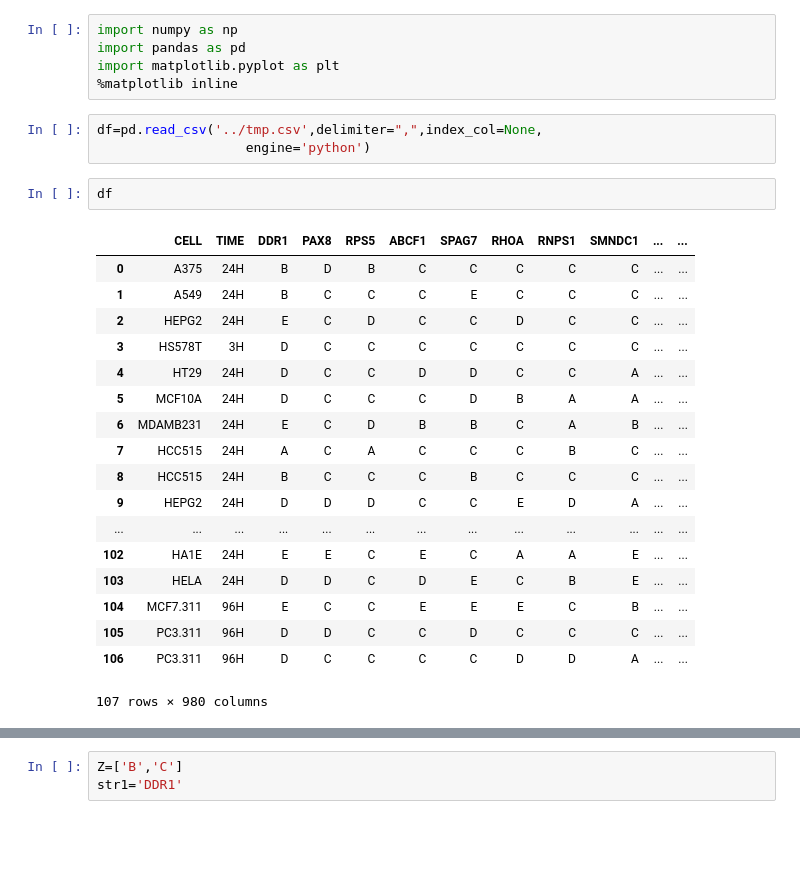
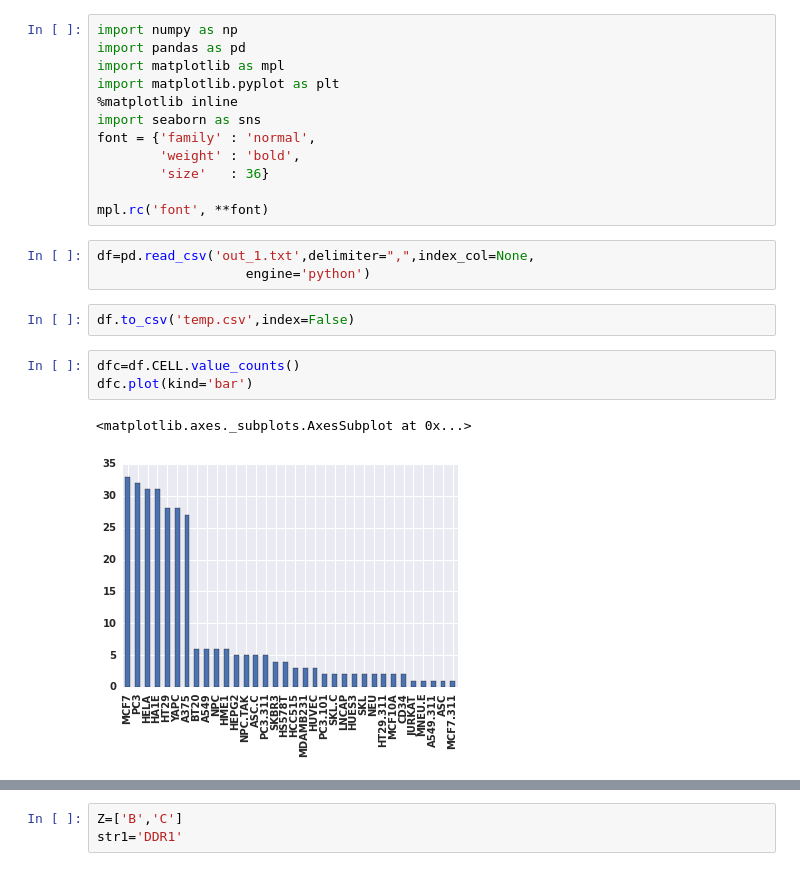
Before and after one commit to zeroknowledgediscovery/mlexpress_, a Jupyter notebook: pycode/ntb/testscript001.ipynb, the cells around one changed output, grey strips where cells are left out. Drawn from its saved outputs; the diff is of its cells as text; blank space fills up the shorter version.

```diff
--- a/pycode/ntb/testscript001.ipynb
+++ b/pycode/ntb/testscript001.ipynb
@@ -1,29 +1,23 @@
 # %%
 import numpy as np
 import pandas as pd
+import matplotlib as mpl
 import matplotlib.pyplot as plt
 %matplotlib inline
+import seaborn as sns
+font = {'family' : 'normal',
+        'weight' : 'bold',
+        'size'   : 36}
+
+mpl.rc('font', **font)
 # %%
-df=pd.read_csv('../tmp.csv',delimiter=",",index_col=None,
+df=pd.read_csv('out_1.txt',delimiter=",",index_col=None,
                    engine='python')
-# %%
-df
-# %% [output]
-|  | CELL | TIME | DDR1 | PAX8 | RPS5 | ABCF1 | SPAG7 | RHOA | RNPS1 | SMNDC1 | ... | ... |
-| 0 | A375 | 24H | B | D | B | C | C | C | C | C | ... | ... |
-| 1 | A549 | 24H | B | C | C | C | E | C | C | C | ... | ... |
-| 2 | HEPG2 | 24H | E | C | D | C | C | D | C | C | ... | ... |
-| 3 | HS578T | 3H | D | C | C | C | C | C | C | C | ... | ... |
-| 4 | HT29 | 24H | D | C | C | D | D | C | C | A | ... | ... |
-| 5 | MCF10A | 24H | D | C | C | C | D | B | A | A | ... | ... |
-| 6 | MDAMB231 | 24H | E | C | D | B | B | C | A | B | ... | ... |
-| 7 | HCC515 | 24H | A | C | A | C | C | C | B | C | ... | ... |
-| 8 | HCC515 | 24H | B | C | C | C | B | C | C | C | ... | ... |
-| 9 | HEPG2 | 24H | D | D | D | C | C | E | D | A | ... | ... |
-| ... | ... | ... | ... | ... | ... | ... | ... | ... | ... | ... | ... | ... |
-| 102 | HA1E | 24H | E | E | C | E | C | A | A | E | ... | ... |
-| 103 | HELA | 24H | D | D | C | D | E | C | B | E | ... | ... |
-| 104 | MCF7.311 | 96H | E | C | C | E | E | E | C | B | ... | ... |
-| 105 | PC3.311 | 96H | D | D | C | C | D | C | C | C | ... | ... |
-| 106 | PC3.311 | 96H | D | C | C | C | C | D | D | A | ... | ... |
-107 rows × 980 columns
+# %%
+df.to_csv('temp.csv',index=False)
+# %%
+dfc=df.CELL.value_counts()
+dfc.plot(kind='bar')
+# %% [output]
+<matplotlib.axes._subplots.AxesSubplot at 0x...>
+[figure, added]
```
Also changed, not shown: parts of 2 cells of this notebook, 5 other files.
